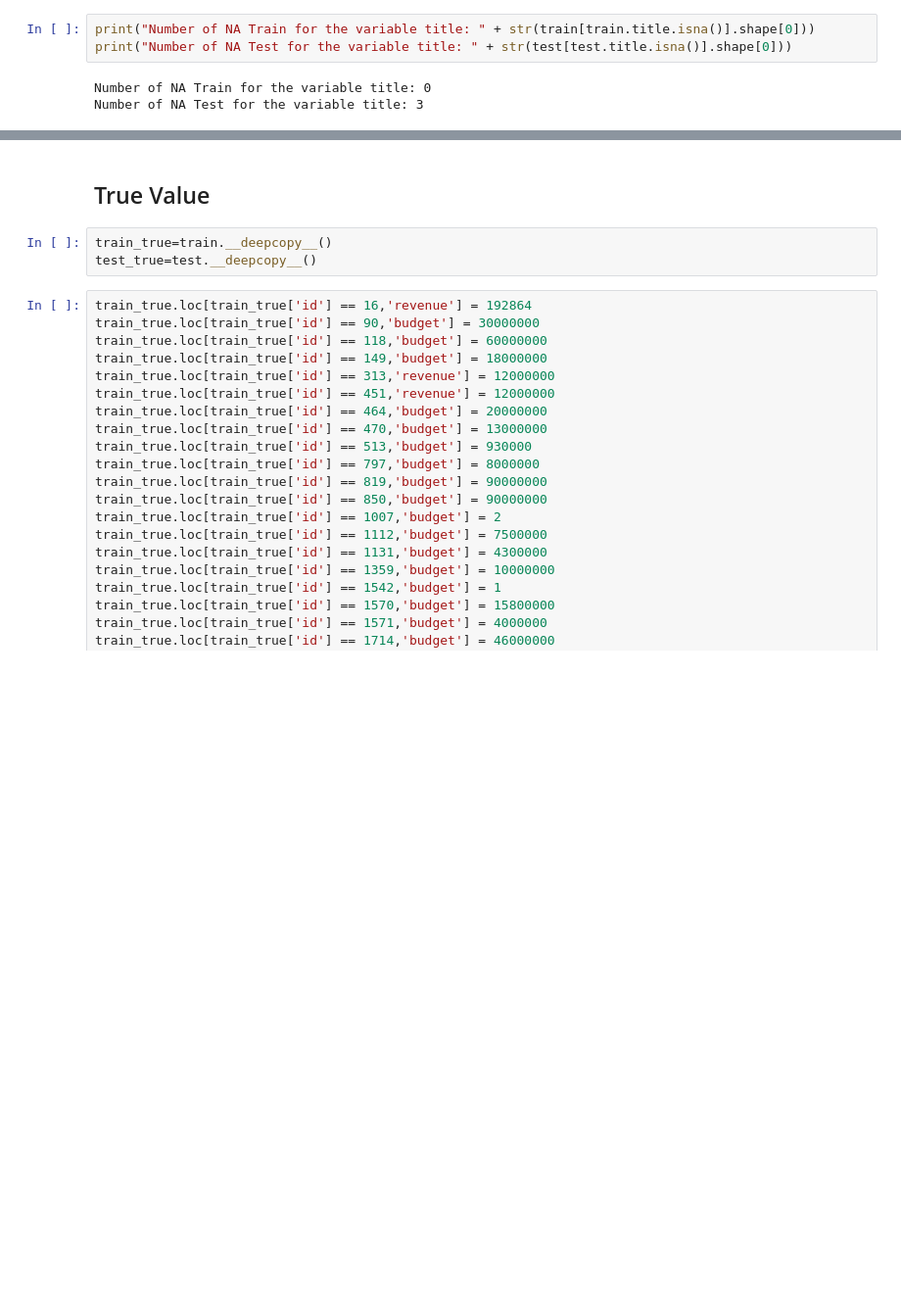
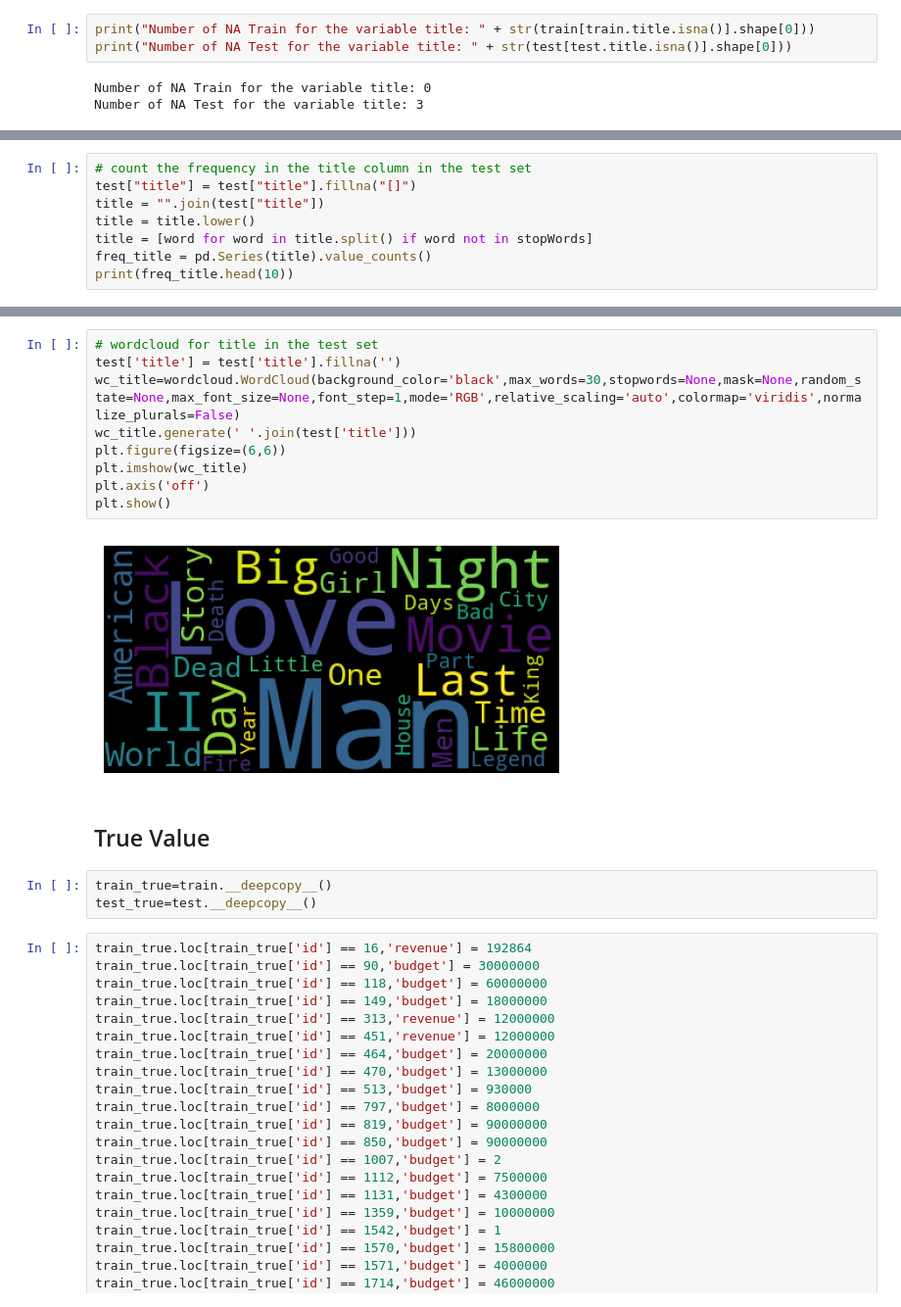
Before and after one commit to RyanYuanyang/TMDB-Movie-Prediction, a Jupyter notebook: DataAnalysis.ipynb, the cells around one changed output, grey strips where cells are left out. Shown at 98% size. Drawn from its saved outputs; the diff is of its cells as text; blank space fills up the shorter version.

```diff
--- a/DataAnalysis.ipynb
+++ b/DataAnalysis.ipynb
@@ -939,0 +1086,8 @@ plt.show()
+# %%
+# count the frequency in the title column in the test set
+test["title"] = test["title"].fillna("[]")
+title = "".join(test["title"])
+title = title.lower()
+title = [word for word in title.split() if word not in stopWords]
+freq_title = pd.Series(title).value_counts()
+print(freq_title.head(10))
@@ -940,3 +1106,14 @@ plt.show()
+# %%
+# wordcloud for title in the test set
+test['title'] = test['title'].fillna('')
+wc_title=wordcloud.WordCloud(background_color='black',max_words=30,stopwords=None,mask=None,random_state=None,max_font_size=None,font_step=1,mode='RGB',relative_scaling='auto',colormap='viridis',normalize_plurals=False)
+wc_title.generate(' '.join(test['title']))
+plt.figure(figsize=(6,6))
+plt.imshow(wc_title)
+plt.axis('off')
+plt.show()
+# %% [output]
+[figure, added]
 # %% [markdown]
 ## True Value
 # %%
```
Also changed, not shown: parts of 37 cells of this notebook.
